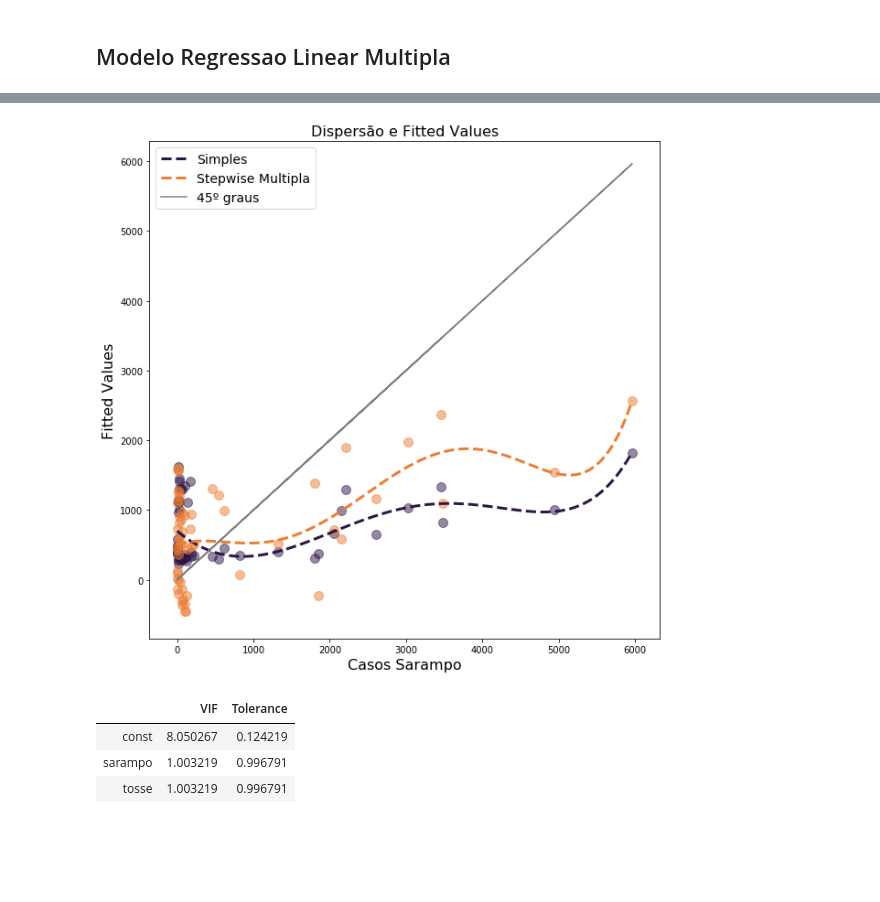
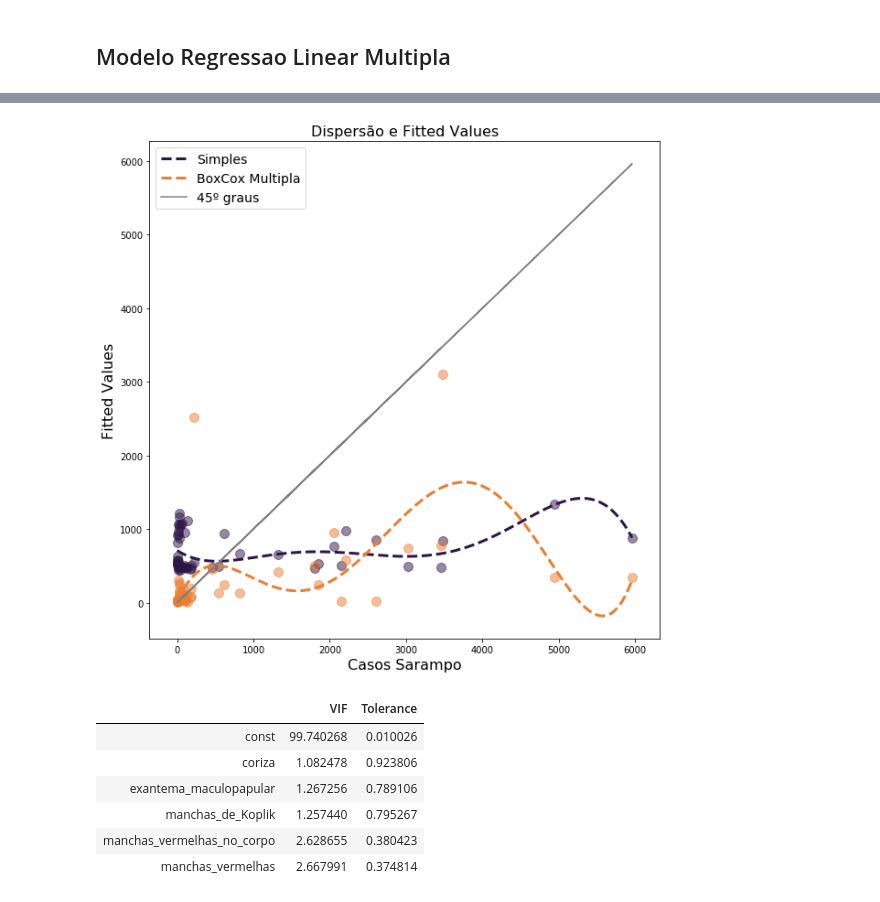
Before and after one commit to brunaolivc/mba, a Jupyter notebook: Analise.ipynb, the cells around one changed output, grey strips where cells are left out. Drawn from its saved outputs; the diff is of its cells as text; code cells hidden in the pictures; blank space fills up the shorter version.

```diff
--- a/Analise.ipynb
+++ b/Analise.ipynb
@@ -151,7 +114,7 @@ OLS Regression Results
 Warnings:
 [1] Standard Errors assume that the covariance matrix of the errors is correctly specified.
 # %%
-df_f['yhat'] = modelo.fittedvalues
-df_f['erro'] = modelo.resid
-df_f
+df['yhat'] = modelo.fittedvalues
+df['erro'] = modelo.resid
+df
 # %% [output]
@@ -356,0 +314,15 @@ modelo_mult = sm.OLS.from_formula("numberCases ~ sarampo + febre + tosse", df_f)
+# %%
+# Add Box-Cox para fazer y ficar mais aderente a normalidade
+
+# In[ ]: Transformação de Box-Cox
+
+#Para o cálculo do lambda de Box-Cox
+from scipy.stats import boxcox
+
+#x é uma variável que traz os valores transformados (Y*)
+#'lmbda' é o lambda de Box-Cox
+x, lmbda = boxcox(df['numberCases'])
+
+#Inserindo a variável transformada ('bc_comprimento') no dataset
+#para a estimação de um novo modelo
+df['bc_numberCases'] = x
@@ -357,3 +397,8 @@ modelo_mult = sm.OLS.from_formula("numberCases ~ sarampo + febre + tosse", df_f)
+# %%
+# In[ ]: Estimando um modelo múltiplo com as variáveis do dataset 'paises'
+
+#Estimando a regressão múltipla
+modelo_mult = sm.OLS.from_formula("bc_numberCases ~ sarampo + febre + tosse + coriza + conjuntivite + exantema_maculopapular + exantema + manchas_de_Koplik + Koplik + manchas_vermelhas_no_corpo + manchas_vermelhas + fotofobia", df).fit()
 # %%
 #Parâmetros do modelo
 modelo_mult.summary()
@@ -491,0 +542,5 @@ df_f
+# %%
+# df.drop(['yhat','erro','yhat_simples','yhat_step_mult'],axis = 1,inplace=True)
+
+# df['yhat_simples'] = modelo.fittedvalues
+df['yhat_step_mult_bc'] = (modelo_step_mult.fittedvalues * lmbda + 1) ** (1 / lmbda)
@@ -493,44 +569,44 @@ df_f
 # In[ ]: Ajustes dos modelos: valores previstos (fitted values) X valores reais
 
 from scipy.optimize import curve_fit
 
 def objective(x, a, b, c, d, e, f):
     return (a * x) + (b * x**2) + (c * x**3) + (d * x**4) + (e * x**5) + f
 
-xdata = df_f['numberCases']
-ydata_simp = df_f['yhat_simples']
-ydata_mult = df_f['yhat_step_mult']
+xdata = df['numberCases']
+ydata_simp = df['yhat_simples']
+ydata_mult = df['yhat_step_mult_bc']
 
 plt.figure(figsize=(10,10))
 
 popt, _ = curve_fit(objective, xdata, ydata_simp)
 a, b, c, d, e, f = popt
 x_line = np.arange(min(xdata), max(xdata), 1)
 y_line = objective(x_line, a, b, c, d, e, f)
 plt.plot(x_line, y_line, '--', color='#2e1547', linewidth=3)
 
 popt, _ = curve_fit(objective, xdata, ydata_mult)
 a, b, c, d, e, f = popt
 x_line = np.arange(min(xdata), max(xdata), 1)
 y_line = objective(x_line, a, b, c, d, e, f)
 plt.plot(x_line, y_line, '--', color='#ed7d31', linewidth=3)
 
 plt.plot(xdata,xdata, color='gray', linestyle='-')
 plt.scatter(xdata,ydata_simp, alpha=0.5, s=100, color='#2e1547')
 plt.scatter(xdata,ydata_mult, alpha=0.5, s=100, color='#ed7d31')
 plt.xlabel('Casos Sarampo', fontsize=16)
 plt.ylabel('Fitted Values', fontsize=16)
-plt.legend(['Simples','Stepwise Multipla','45º graus'], fontsize=14)
+plt.legend(['Simples','BoxCox Multipla','45º graus'], fontsize=14)
 plt.title('Dispersão e Fitted Values', fontsize=16)
 plt.show()
 # %% [output]
-[figure, old version]
+[figure, new version]
 # %%
 # Diagnóstico de multicolinearidade (Variance Inflation Factor e Tolerance)
 
 from statsmodels.stats.outliers_influence import variance_inflation_factor
 
-X = df_f[['sarampo','tosse']]
+X = df[['coriza','exantema_maculopapular','manchas_de_Koplik','manchas_vermelhas_no_corpo','manchas_vermelhas']]
 X = sm.add_constant(X)
 
 vif = pd.Series([variance_inflation_factor(X.values, i)
@@ -543,9 +619,12 @@ tolerance
 pd.concat([vif,tolerance], axis=1, keys=['VIF', 'Tolerance'])
 # %% [output]
 |  | VIF | Tolerance |
-| const | 8.050267 | 0.124219 |
-| sarampo | 1.003219 | 0.996791 |
-| tosse | 1.003219 | 0.996791 |
+| const | 99.740268 | 0.010026 |
+| coriza | 1.082478 | 0.923806 |
+| exantema_maculopapular | 1.267256 | 0.789106 |
+| manchas_de_Koplik | 1.257440 | 0.795267 |
+| manchas_vermelhas_no_corpo | 2.628655 | 0.380423 |
+| manchas_vermelhas | 2.667991 | 0.374814 |
 # %%
 # In[ ]: Função para o teste de Breusch-Pagan para a elaboração
 # de diagnóstico de heterocedasticidade
```
Also changed, not shown: parts of 102 cells of this notebook, 3 other files.
